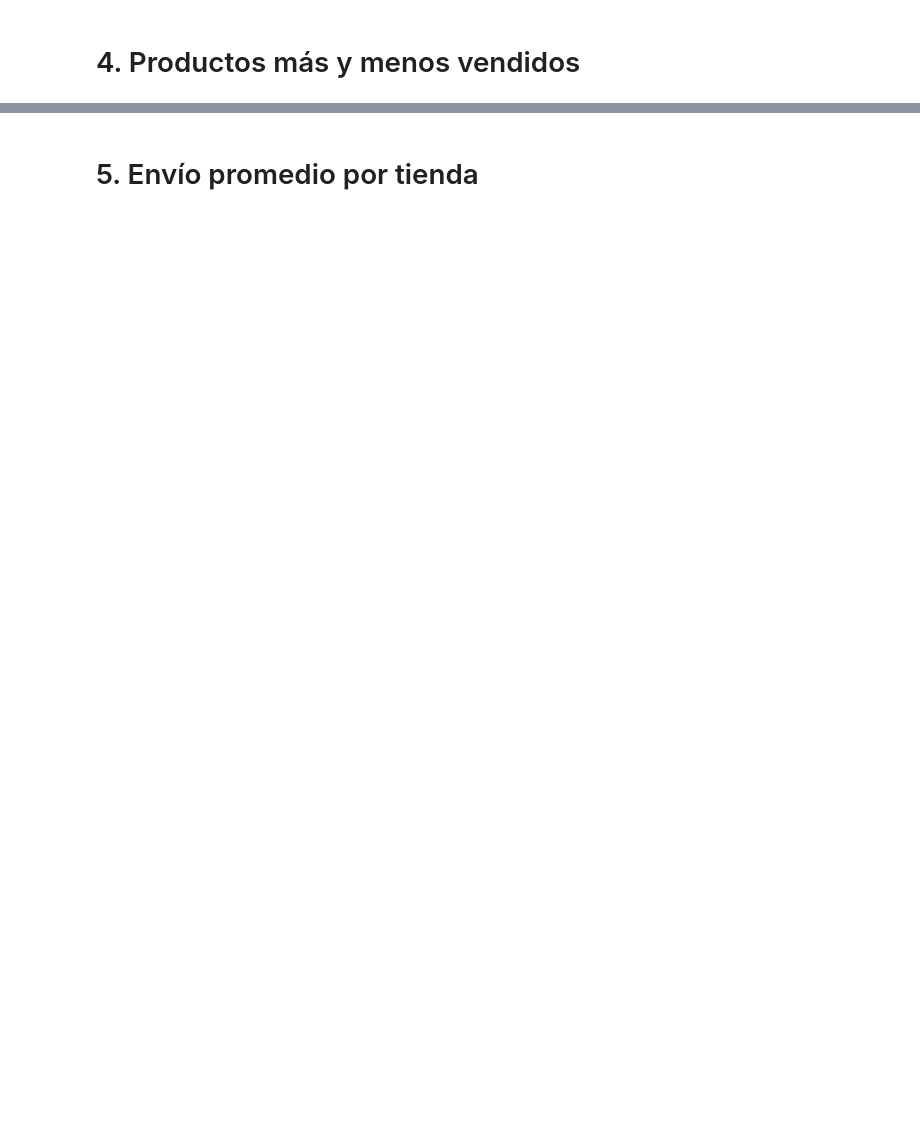
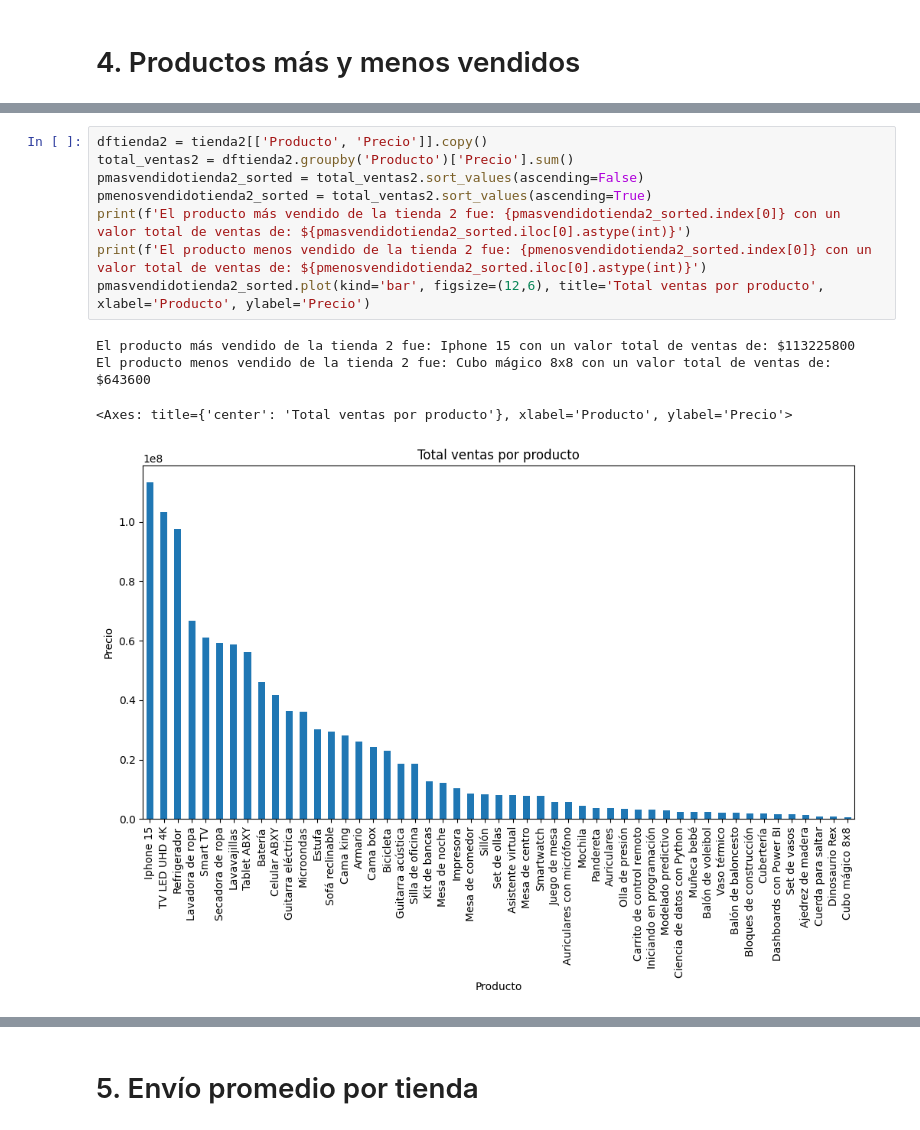
Before and after one commit to Vagoberto10/AluraStore, a Jupyter notebook: AluraStoreLatam.ipynb, the cells around one changed output, grey strips where cells are left out. Drawn from its saved outputs; the diff is of its cells as text; blank space fills up the shorter version.

```diff
--- a/AluraStoreLatam.ipynb
+++ b/AluraStoreLatam.ipynb
@@ -333,0 +355,13 @@ np.float64(3.99)
+# %%
+dftienda2 = tienda2[['Producto', 'Precio']].copy()
+total_ventas2 = dftienda2.groupby('Producto')['Precio'].sum()
+pmasvendidotienda2_sorted = total_ventas2.sort_values(ascending=False)
+pmenosvendidotienda2_sorted = total_ventas2.sort_values(ascending=True)
+print(f'El producto más vendido de la tienda 2 fue: {pmasvendidotienda2_sorted.index[0]} con un valor total de ventas de: ${pmasvendidotienda2_sorted.iloc[0].astype(int)}')
+print(f'El producto menos vendido de la tienda 2 fue: {pmenosvendidotienda2_sorted.index[0]} con un valor total de ventas de: ${pmenosvendidotienda2_sorted.iloc[0].astype(int)}')
+pmasvendidotienda2_sorted.plot(kind='bar', figsize=(12,6), title='Total ventas por producto', xlabel='Producto', ylabel='Precio')
+# %% [output]
+El producto más vendido de la tienda 2 fue: Iphone 15 con un valor total de ventas de: $113225800
+El producto menos vendido de la tienda 2 fue: Cubo mágico 8x8 con un valor total de ventas de: $643600
+<Axes: title={'center': 'Total ventas por producto'}, xlabel='Producto', ylabel='Precio'>
+[figure, added]
```
Also changed, not shown: parts of 24 cells of this notebook.
